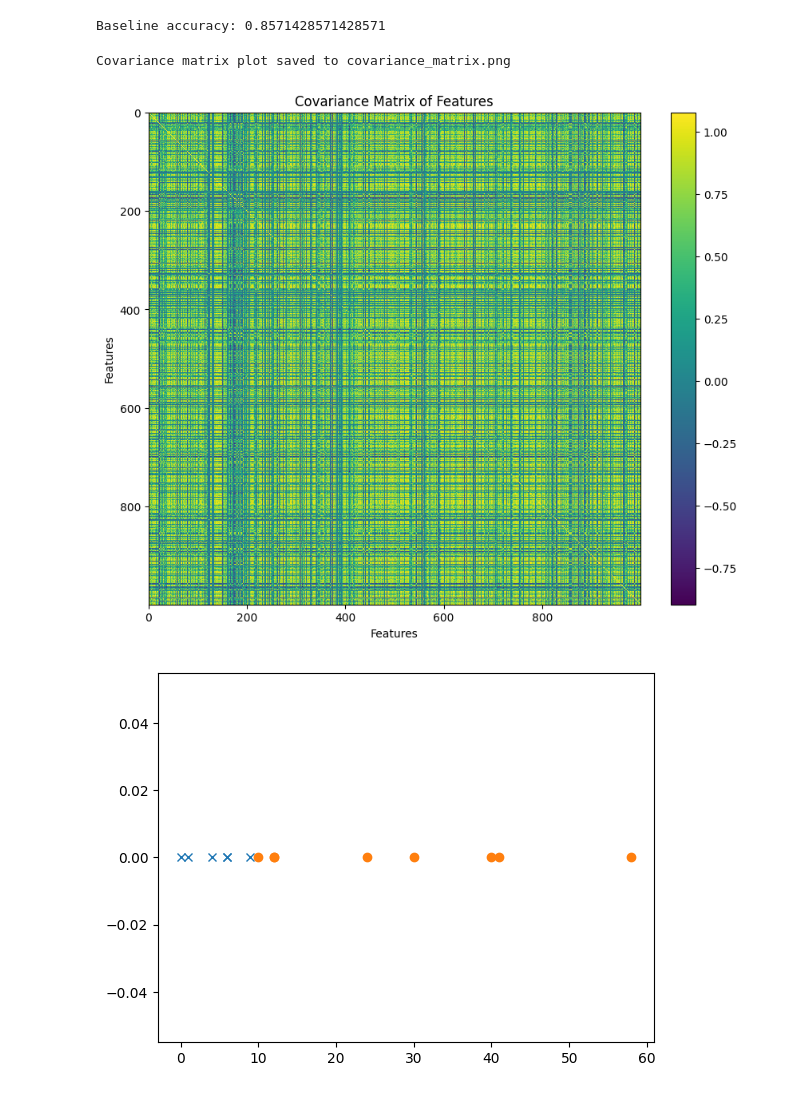
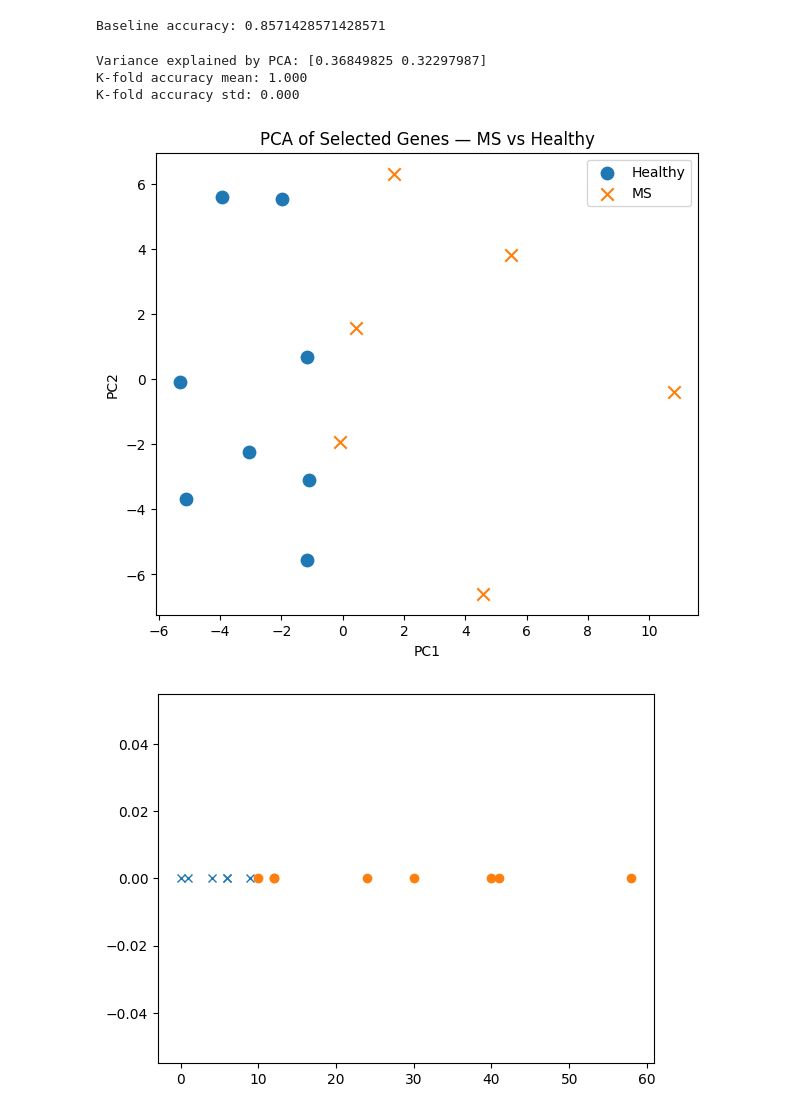
Before and after one commit to Vedhuggaren/TDDE56_MS_Classifier, a Jupyter notebook: ms-classifier.ipynb, the cells around one changed output. Drawn from its saved outputs; the diff is of its cells as text; code cells hidden in the pictures.

Commit message:
PCA and kFold

```diff
--- a/ms-classifier.ipynb
+++ b/ms-classifier.ipynb
@@ -83,4 +84,11 @@ DATA_DIR = DATASET  #f"data/{DATASET}"
 # %%
 df_raw_counts = pd.read_csv(f"{DATA_DIR}/raw-counts.tsv", sep="\t", index_col=0)
 df_raw_counts
+df_raw_counts = df_raw_counts.apply(pd.to_numeric, errors='coerce')
+df_filtered = df_raw_counts.loc[df_raw_counts.nunique(axis=1) > 1]
+#df_filtered = df_filtered[(df_filtered > 5).any(axis=1)]
+print("Original number of genes:", df_raw_counts.shape[0])
+print("Filtered number of genes:", df_filtered.shape[0])
+print("Removed:", df_raw_counts.shape[0] - df_filtered.shape[0], "genes with no expression")
+df_raw_counts = df_filtered
 # %% [output]
@@ -160,7 +169,7 @@ def get_features_of_patient(df, patient_id):
     Returns:
     pd.Series: Features of the specified patient.
     """
-    return df[patient_id][:1000].to_list() # TODO: Select features smartly, not just the first 5 (genes)
+    return df[patient_id].to_list() # TODO: Select features smartly, not just the first 5 (genes)
 
 get_features_of_patient(df_raw_counts, "SRR1839791")
 # %% [output]
@@ -229,33 +238,66 @@ Baseline accuracy: 0.8571428571428571
 # %%
 import numpy as np
 import matplotlib.pyplot as plt
 from sklearn.preprocessing import StandardScaler
+from sklearn.model_selection import KFold
+from sklearn.metrics import accuracy_score
 
 # Load the data
 data = np.array(features)
 
 # Transpose the data so that rows are samples and columns are features (genes)
 data = data
 
-# Normalize the data
 scaler = StandardScaler()
-data_normalized = scaler.fit_transform(data)
+X_scaled = scaler.fit_transform(X)
 
-# Calculate the covariance matrix
-covariance_matrix = np.cov(data_normalized, rowvar=False)
+pca = PCA(n_components=4)  # Best for visualization + preventing overfitting
+X_pca = pca.fit_transform(X_scaled)
 
+print("Variance explained by PCA:", pca.explained_variance_ratio_)
+
+### ---- 7-fold Cross Validation ----
+
+kf = KFold(n_splits=7, shuffle=True, random_state=42)
+accuracies = []
+
+for train_index, test_index in kf.split(X_pca):
+    X_train, X_test = X_pca[train_index], X_pca[test_index]
+    y_train, y_test = y[train_index], y[test_index]
+
+    model = DecisionTreeClassifier(random_state=42)
+    model.fit(X_train, y_train)
+
+    y_pred = model.predict(X_test)
+    accuracies.append(accuracy_score(y_test, y_pred))
+
+print(f"K-fold accuracy mean: {np.mean(accuracies):.3f}")
+print(f"K-fold accuracy std: {np.std(accuracies):.3f}")
+
+plt.figure(figsize=(7,6))
+for label, marker, name in [(0, "o", "Healthy"), (1, "x", "MS")]:
+    plt.scatter(X_pca[y == label, 0], X_pca[y == label, 1],
+                marker=marker, s=80, label=name)
+
+plt.title("PCA of Selected Genes — MS vs Healthy")
+plt.xlabel("PC1")
+plt.ylabel("PC2")
+plt.legend()
+plt.show()
 # Plot the covariance matrix
-plt.figure(figsize=(10, 8))
-plt.imshow(covariance_matrix, cmap='viridis', interpolation='nearest')
-plt.title('Covariance Matrix of Features')
-plt.colorbar()
-plt.xlabel('Features')
-plt.ylabel('Features')
-plt.savefig('covariance_matrix.png')
-print("Covariance matrix plot saved to covariance_matrix.png")
+#plt.figure(figsize=(10, 8))
+#plt.imshow(covariance_matrix, cmap='viridis', interpolation='nearest')
+#plt.title('Covariance Matrix of Features')
+#plt.colorbar()
+#plt.xlabel('Features')
+#plt.ylabel('Features')
+#plt.savefig('covariance_matrix.png')
+#print("Covariance matrix plot saved to covariance_matrix.png")
 # %% [output]
-Covariance matrix plot saved to covariance_matrix.png
+Variance explained by PCA: [0.36849825 0.32297987]
+K-fold accuracy mean: 1.000
+K-fold accuracy std: 0.000
-[figure, old version]
+[figure, new version]
 # %%
 def get_single_gene_feature(df_raw_counts, df_experiment_design, gene):
     """
```
Also changed, not shown: parts of 4 cells of this notebook, 1 other file.
